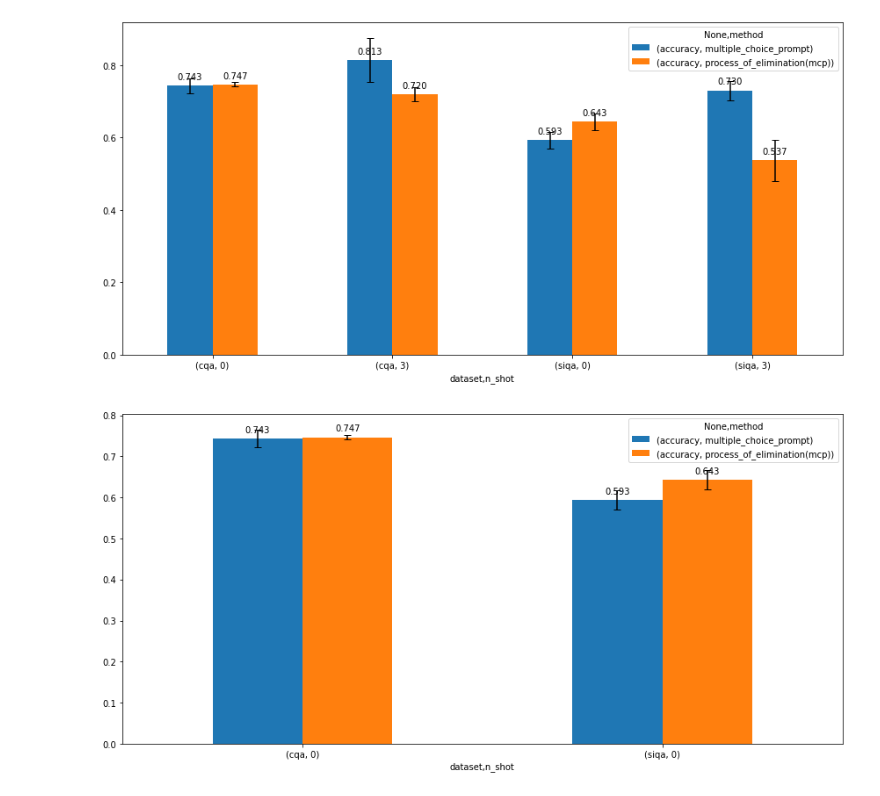
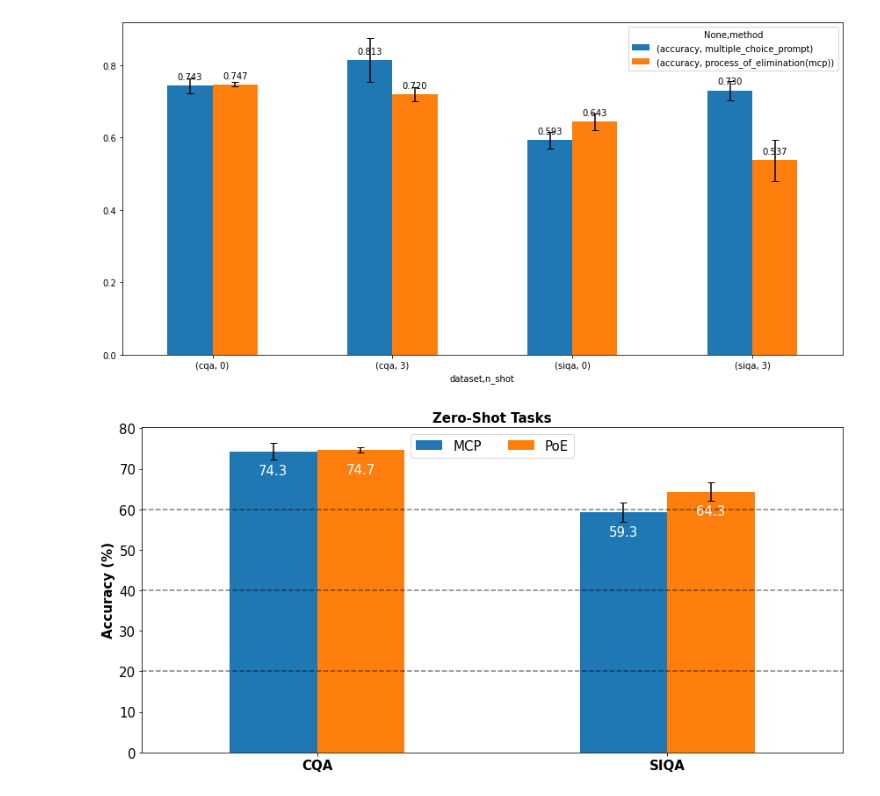
Before and after one commit to KasMasVan/csr_exp_resource_index, a Jupyter notebook: results/llm/llm.ipynb, the cells around one changed output. Cells and saved outputs as stored; diff of their text form; code cells hidden in the pictures.

```diff
--- a/results/llm/llm.ipynb
+++ b/results/llm/llm.ipynb
@@ -31,18 +32,46 @@ plt.savefig("llm.png", dpi=300, bbox_inches='tight')
 # %%
 datasets = ["cqa", "siqa"]
 n_shot = 0
 vis_df = cot_df[(cot_df["dataset"].isin(datasets)) & (cot_df["n_shot"] == n_shot)]
 
-fig, ax = plt.subplots(figsize=(12, 6))
-
 vis_df = vis_df.groupby(['dataset', 'n_shot', 'method'])
 vis_mean = vis_df.mean().unstack()
 vis_std = vis_df.std().unstack()
-vis_mean.plot.bar(yerr=vis_std, ax=ax, capsize=4, rot=0)
+
+for df in [vis_mean, vis_std]:
+    df.columns = df.columns.droplevel(0)
+    # convert to percentage
+    df['multiple_choice_prompt'] = df['multiple_choice_prompt'] * 100
+    df['process_of_elimination(mcp)'] = df['process_of_elimination(mcp)'] * 100
+    # rename index and columns
+    df.index = ["CQA", "SIQA"]
+    df.columns = ["MCP", "PoE"]
+
+
+fig, ax = plt.subplots(figsize=(12, 6))
+font_size=15
+h_lines = [20, 40, 60]
+vis_mean.plot.bar(yerr=vis_std,
+                  ax=ax,
+                  capsize=4,
+                  rot=0)
+
+# set legend and other stuff
+ax.legend(loc='upper center', ncol=2, fontsize=font_size)
+ax.set_ylabel("Accuracy (%)", fontsize=font_size, weight='bold')
+ax.set_xticklabels(["CQA", "SIQA"], fontsize=font_size, weight='bold')
+ax.set_yticklabels([f"{int(tick)}" for tick in ax.get_yticks()], fontsize=font_size)
+ax.set_title("Zero-Shot Tasks", fontsize=font_size, weight='bold')
 # plot numbers on each bar
 for p in ax.patches:
-    ax.annotate(f"{p.get_height():.3f}", (p.get_x() + p.get_width() / 2., p.get_height()), ha='center', va='center', xytext=(0, 10), textcoords='offset points')
+    ax.annotate(f"{p.get_height():.1f}",
+                (p.get_x() + p.get_width() / 2., p.get_height() - 7),
+                color='white',
+                fontsize=font_size,
+                ha='center', va='center', xytext=(0, 10), textcoords='offset points')
+for line in h_lines:
+    ax.axhline(line, color="black", linestyle="--", alpha=0.5)
 plt.tight_layout()
 plt.savefig("llm_0_shot.png", dpi=300, bbox_inches='tight')
 # %% [output]
-[figure, old version]
+[figure, new version]
```
Also changed, not shown: parts of 3 cells of this notebook, 5 other files.
